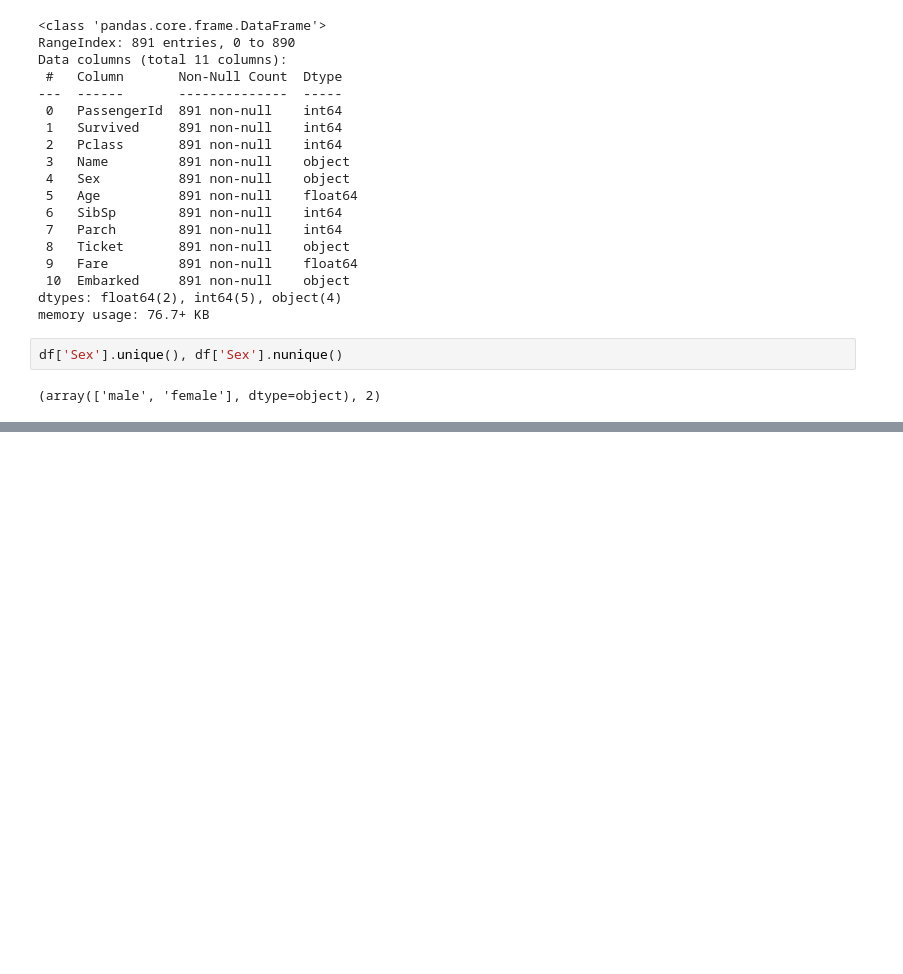
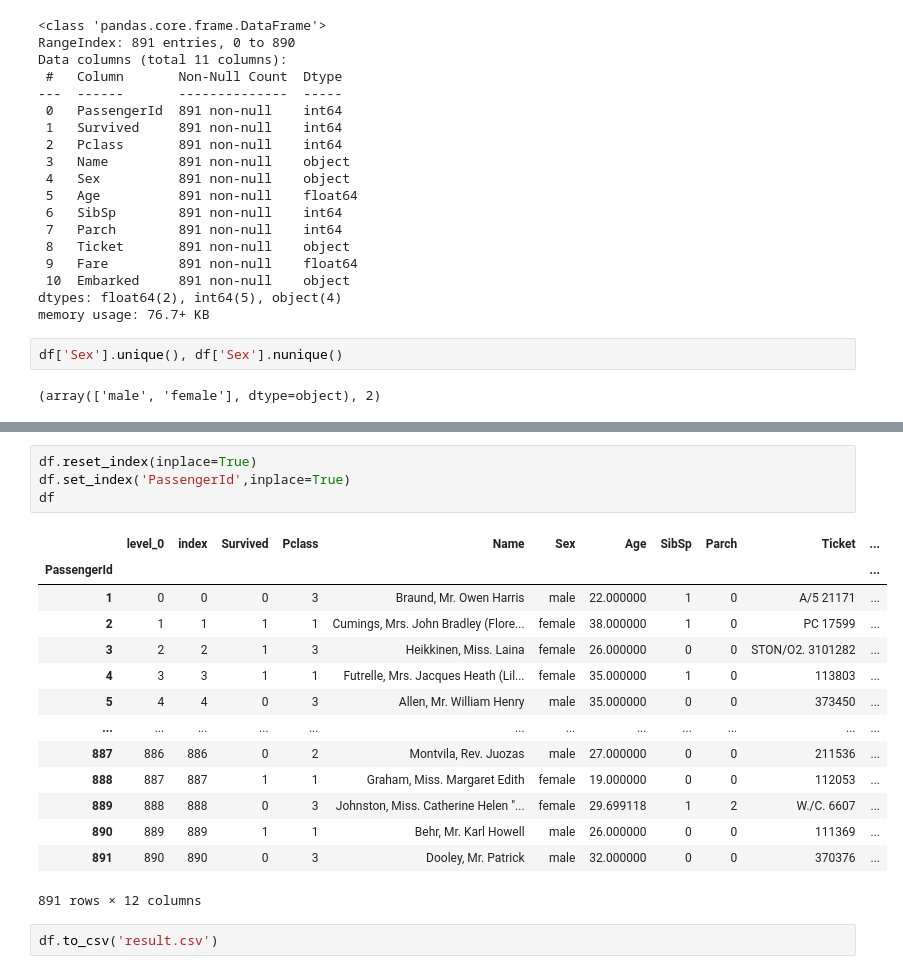
Before and after one commit to estateangela/PythonClass, a Jupyter notebook: titanic.ipynb, the cells around one changed output, grey strips where cells are left out. Cells and saved outputs as stored; diff of their text form; blank space fills up the shorter version.

```diff
--- a/titanic.ipynb
+++ b/titanic.ipynb
@@ -168,0 +187,21 @@ df['Sex'].unique(), df['Sex'].nunique()
+# %%
+df.reset_index(inplace=True)
+df.set_index('PassengerId',inplace=True)
+df
+# %% [output]
+|  | level_0 | index | Survived | Pclass | Name | Sex | Age | SibSp | Parch | Ticket | ... |
+| PassengerId |  |  |  |  |  |  |  |  |  |  | ... |
+| 1 | 0 | 0 | 0 | 3 | Braund, Mr. Owen Harris | male | 22.000000 | 1 | 0 | A/5 21171 | ... |
+| 2 | 1 | 1 | 1 | 1 | Cumings, Mrs. John Bradley (Flore... | female | 38.000000 | 1 | 0 | PC 17599 | ... |
+| 3 | 2 | 2 | 1 | 3 | Heikkinen, Miss. Laina | female | 26.000000 | 0 | 0 | STON/O2. 3101282 | ... |
+| 4 | 3 | 3 | 1 | 1 | Futrelle, Mrs. Jacques Heath (Lil... | female | 35.000000 | 1 | 0 | 113803 | ... |
+| 5 | 4 | 4 | 0 | 3 | Allen, Mr. William Henry | male | 35.000000 | 0 | 0 | 373450 | ... |
+| ... | ... | ... | ... | ... | ... | ... | ... | ... | ... | ... | ... |
+| 887 | 886 | 886 | 0 | 2 | Montvila, Rev. Juozas | male | 27.000000 | 0 | 0 | 211536 | ... |
+| 888 | 887 | 887 | 1 | 1 | Graham, Miss. Margaret Edith | female | 19.000000 | 0 | 0 | 112053 | ... |
+| 889 | 888 | 888 | 0 | 3 | Johnston, Miss. Catherine Helen "... | female | 29.699118 | 1 | 2 | W./C. 6607 | ... |
+| 890 | 889 | 889 | 1 | 1 | Behr, Mr. Karl Howell | male | 26.000000 | 0 | 0 | 111369 | ... |
+| 891 | 890 | 890 | 0 | 3 | Dooley, Mr. Patrick | male | 32.000000 | 0 | 0 | 370376 | ... |
+891 rows × 12 columns
+# %%
+df.to_csv('result.csv')
```
Also changed, not shown: parts of 2 cells of this notebook.
